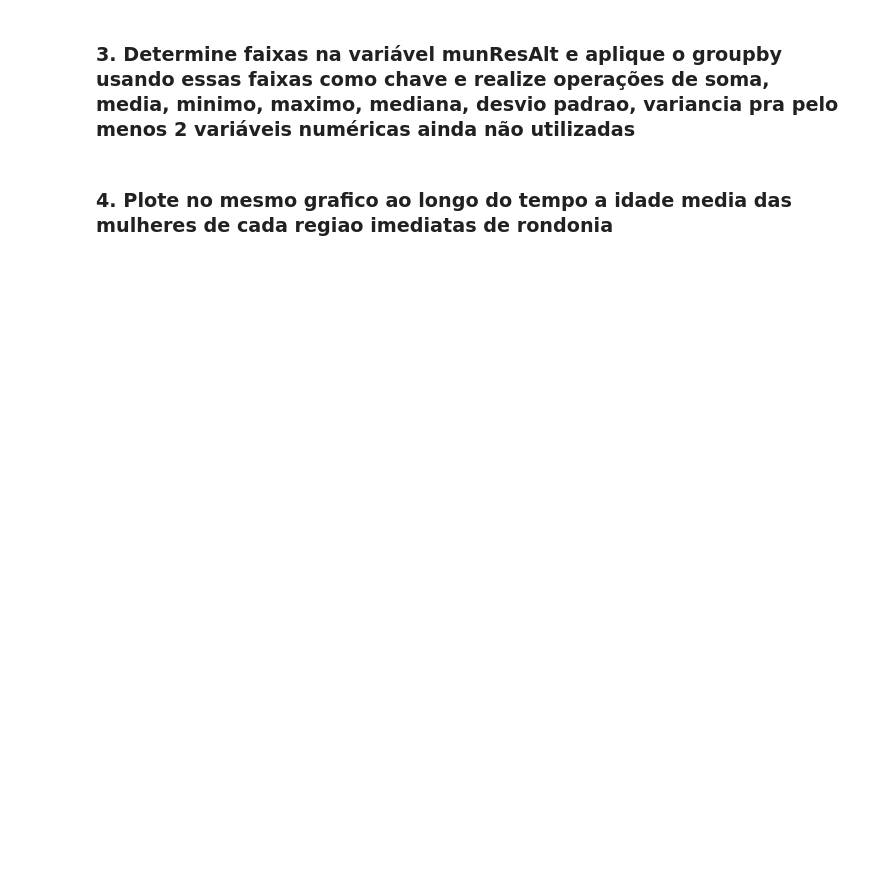
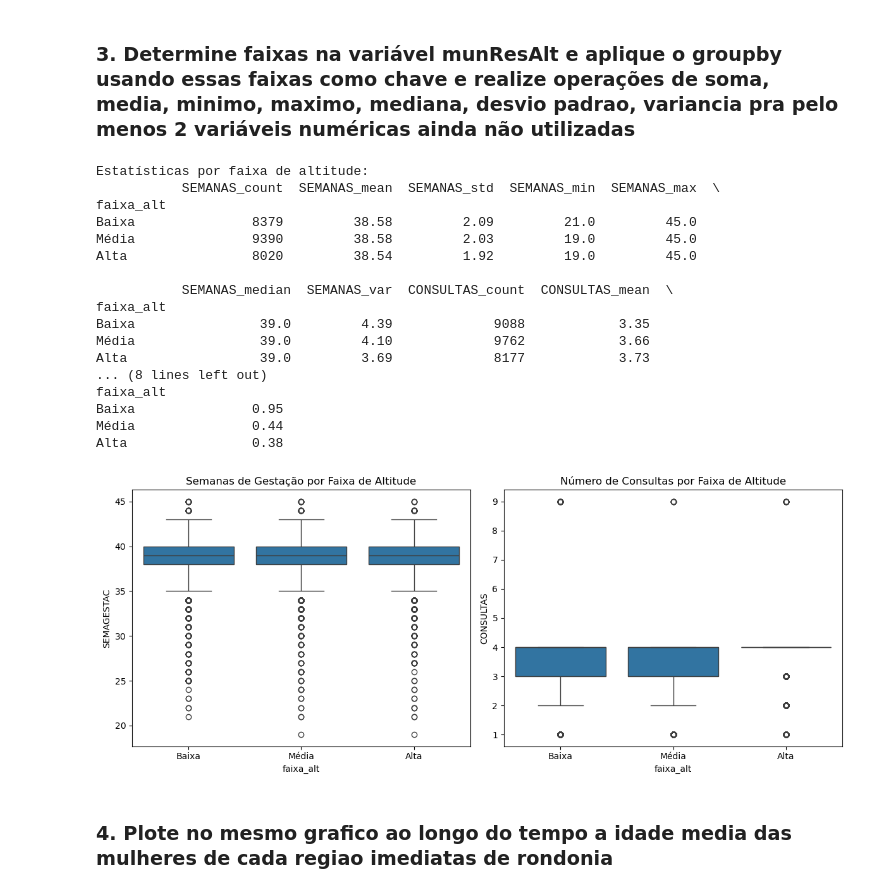
Before and after one commit to diegofurukawa/Python_Ebac, a Jupyter notebook: Profissao_Cientista_de_Dados/02_Cientista_de_Dados/Modulo_09_-_Desenvolvimento_de_Aplicacoes_com_Python/Mod9Tarefa2.ipynb, the cells around one changed output. Drawn from its saved outputs; the diff is of its cells as text; code cells hidden in the pictures; blank space fills up the shorter version.

```diff
--- a/Profissao_Cientista_de_Dados/02_Cientista_de_Dados/Modulo_09_-_Desenvolvimento_de_Aplicacoes_com_Python/Mod9Tarefa2.ipynb
+++ b/Profissao_Cientista_de_Dados/02_Cientista_de_Dados/Modulo_09_-_Desenvolvimento_de_Aplicacoes_com_Python/Mod9Tarefa2.ipynb
@@ -142,5 +273,62 @@ See the caveats in the documentation: https://pandas.pydata.org/pandas-docs/stab
 # %% [markdown]
 ### 3. Determine faixas na variável munResAlt e aplique o groupby usando essas faixas como chave e realize operações de soma, media, minimo, maximo, mediana, desvio padrao, variancia pra pelo menos 2 variáveis numéricas ainda não utilizadas
+# %%
+# Selecionar colunas relevantes (usando SEMAGESTAC e CONSULTAS como novas variáveis)
+cols = ['munResAlt', 'SEMAGESTAC', 'CONSULTAS']
+df_alt = sinasc_raw[cols].copy()
+
+# Criar faixas de altitude usando qcut para dividir em 3 faixas equilibradas
+df_alt['faixa_alt'] = pd.qcut(df_alt['munResAlt'],
+                             q=3,
+                             labels=['Baixa', 'Média', 'Alta'])
+
+# Calcular estatísticas
+stats_alt = df_alt.groupby('faixa_alt').agg({
+    'SEMAGESTAC': ['count', 'mean', 'std', 'min', 'max', 'median', 'var'],
+    'CONSULTAS': ['count', 'mean', 'std', 'min', 'max', 'median', 'var']
+}).round(2)
+
+# Renomear colunas
+stats_alt.columns = ['SEMANAS_count', 'SEMANAS_mean', 'SEMANAS_std', 'SEMANAS_min',
+                    'SEMANAS_max', 'SEMANAS_median', 'SEMANAS_var',
+                    'CONSULTAS_count', 'CONSULTAS_mean', 'CONSULTAS_std', 'CONSULTAS_min',
+                    'CONSULTAS_max', 'CONSULTAS_median', 'CONSULTAS_var']
+
+print("Estatísticas por faixa de altitude:")
+print(stats_alt)
+
+# Visualização
+plt.figure(figsize=(12,5))
+
+plt.subplot(1,2,1)
+sns.boxplot(data=df_alt, x='faixa_alt', y='SEMAGESTAC')
+plt.title('Semanas de Gestação por Faixa de Altitude')
+
+plt.subplot(1,2,2)
+sns.boxplot(data=df_alt, x='faixa_alt', y='CONSULTAS')
+plt.title('Número de Consultas por Faixa de Altitude')
+
+plt.tight_layout()
+plt.show()
+# %% [output]
+Estatísticas por faixa de altitude:
+           SEMANAS_count  SEMANAS_mean  SEMANAS_std  SEMANAS_min  SEMANAS_max  \
+faixa_alt
+Baixa               8379         38.58         2.09         21.0         45.0
+Média               9390         38.58         2.03         19.0         45.0
+Alta                8020         38.54         1.92         19.0         45.0
+
+           SEMANAS_median  SEMANAS_var  CONSULTAS_count  CONSULTAS_mean  \
+faixa_alt
+Baixa                39.0         4.39             9088            3.35
+Média                39.0         4.10             9762            3.66
+Alta                 39.0         3.69             8177            3.73
+... (8 lines left out)
+faixa_alt
+Baixa               0.95
+Média               0.44
+Alta                0.38
+[figure, added]
 # %% [markdown]
 ### 4. Plote no mesmo grafico ao longo do tempo a idade media das mulheres de cada regiao imediatas de rondonia
 # %%
```
Also changed, not shown: parts of 17 cells of this notebook.
